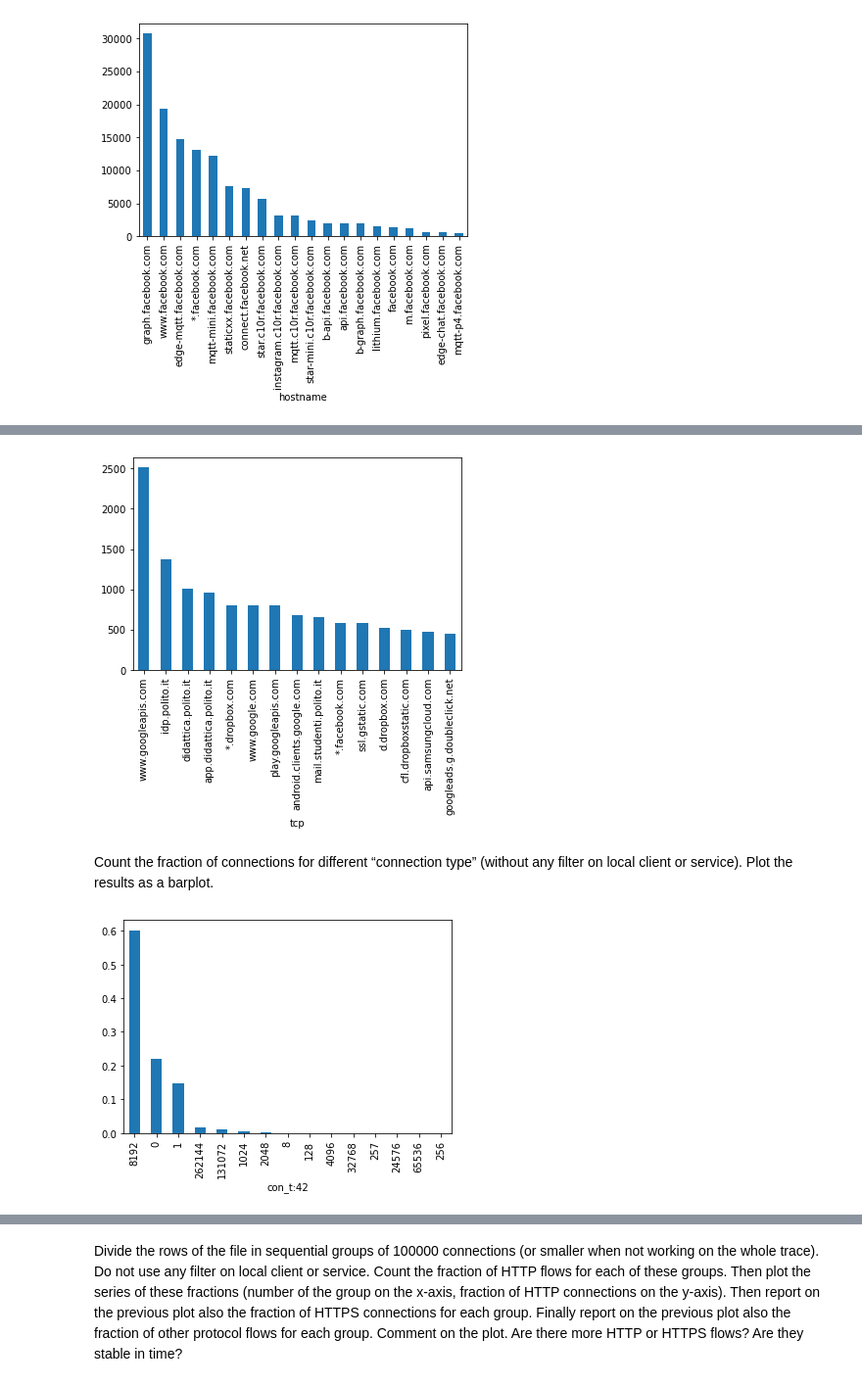
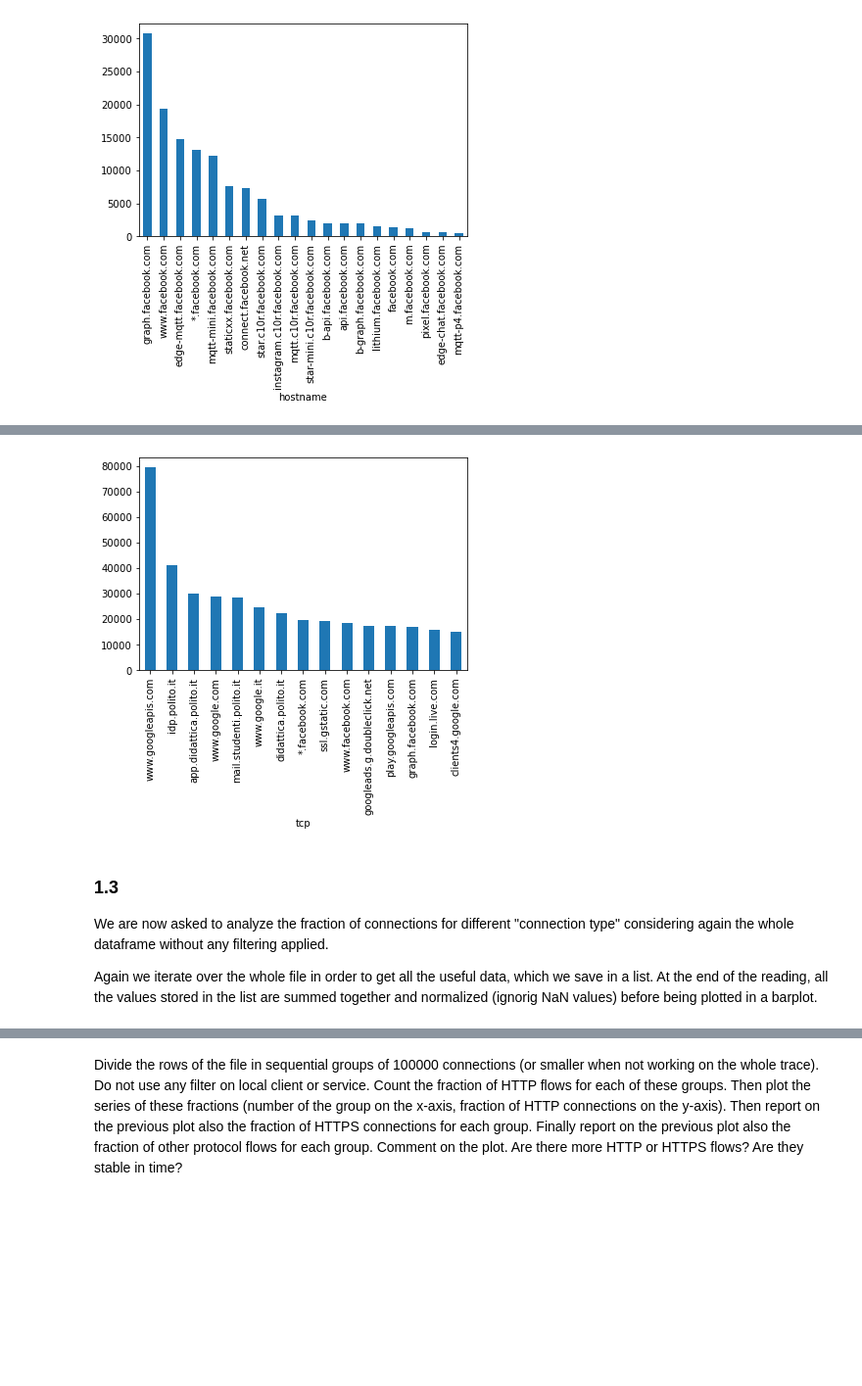
Before and after one commit to AlessioFerra/NML_Group4, a Jupyter notebook: Lab04.ipynb, the cells around one changed output, grey strips where cells are left out. Shown at 98% size. Saved outputs shown, nothing was run; the diff lists cells and outputs as text; code cells hidden in the pictures; blank space fills up the shorter version.

```diff
--- a/Lab04.ipynb
+++ b/Lab04.ipynb
@@ -187,27 +190,38 @@ The result depicted in the picture is not surprising at all: the most number of
 # %%
-# # 15 most used services for HTTP connections
-# # Group and plot
-# dataf_HTTP = dataf[(dataf['con_t:42']==1)].groupby(['http_hostname:131']).size()
-# # fb_service
-# barplot = dataf_HTTP.sort_values(ascending=False).head(15).plot(kind='bar')
+# 15 most used TCP services in general using HTTPS (TLS)
 
-# 15 most used TCP services in general using HTTPS (TLS)
-# Filter DataFrame for TLS
+# Read file CSV
+df_iter = pd.read_csv('log_tcp_complete.xz', sep=" ", iterator=True, chunksize=100000)
+
 top15_tls = pd.DataFrame()
-top15_tls['tcp'] = dataf[(dataf['con_t:42'] == 8192)].apply(find_TCP, axis=1)
-# top15_https
+tmp = pd.DataFrame()
+
+for chunk in df_iter:
+    # Filter DataFrame for TLS
+    tmp = chunk[(chunk['con_t:42'] == 8192)].apply(find_TCP, axis=1)
+    top15_tls = pd.concat([top15_tls, tmp])
+
+# print(top15_tls)
+
+top15_tls.columns = ['tcp']
 top15_https = top15_tls.groupby(['tcp']).size()
 barplot = top15_https.sort_values(ascending=False).head(15).plot(kind='bar')
 # %% [output]
-[figure, old version]
+[figure, new version]
-# %% [markdown]
-Count the fraction of connections for different “connection type” (without any filter on local client or
-service). Plot the results as a barplot.
+# %% [markdown]
+### 1.3
+We are now asked to analyze the fraction of connections for different "connection type" considering again the whole dataframe without any filtering applied.
+
+Again we iterate over the whole file in order to get all the useful data, which we save in a list. At the end of the reading, all the values stored in the list are summed together and normalized (ignorig NaN values) before being plotted in a barplot.
 # %%
 # Count the fraction of connections for different “connection type”
-connections = dataf.groupby(['con_t:42']).size()
-# Normalize and plot
-connections = connections/connections.sum()
-barplot = connections.sort_values(ascending=False).plot.bar(stacked=True)
+
+# Read file CSV
+df_iter = pd.read_csv('log_tcp_complete.xz', sep=" ", iterator=True, chunksize=100000)
+
+connections = []
+
+for chunk in df_iter:
+    connections.append(chunk.groupby(['con_t:42']).size())
+
+# print(connections)
-# %% [output]
-[figure, removed]
```
Also changed, not shown: parts of 6 cells of this notebook.
